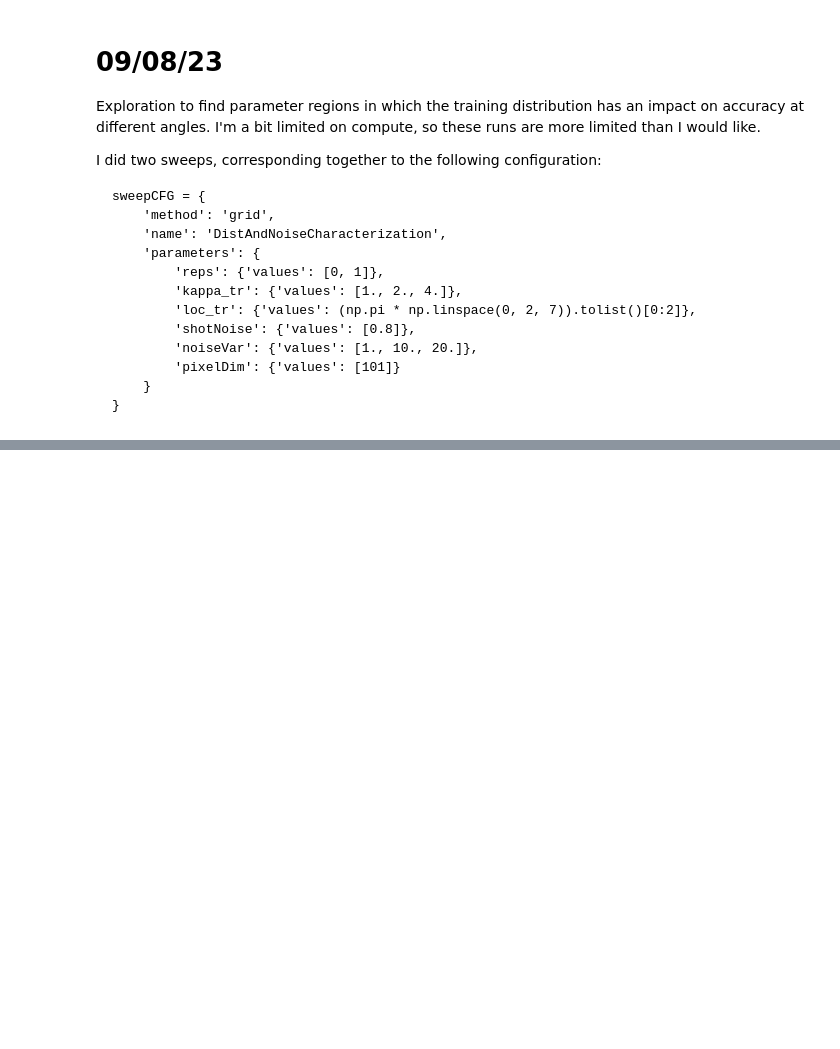
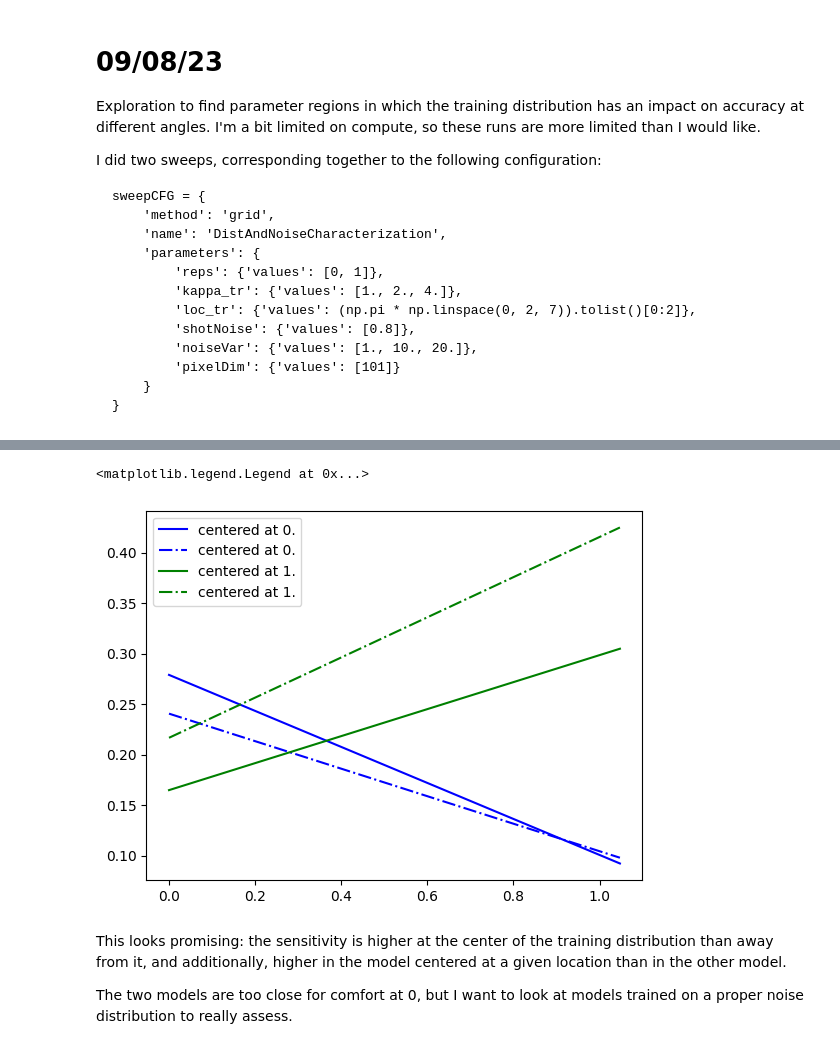
Before and after one commit to lrast/angleFinetuning, a Jupyter notebook: Experiments1-InitialResults.ipynb, the cells around one changed output, grey strips where cells are left out. Cells and saved outputs as stored; diff of their text form; code cells hidden in the pictures; blank space fills up the shorter version.

```diff
--- a/Experiments1-InitialResults.ipynb
+++ b/Experiments1-InitialResults.ipynb
@@ -255,0 +251,20 @@ dict_values([1, 0, 1, 101, 0, 0.8])
+# %%
+sen0_0 = [ sensitivityIndex( mu0Rep0, mus[0]).item(), sensitivityIndex( mu0Rep0, mus[1]).item() ]
+sen0_1 = [ sensitivityIndex( mu0Rep1, mus[0]).item(), sensitivityIndex( mu0Rep1, mus[1]).item() ]
+
+sen1_0 = [ sensitivityIndex( mu1Rep0, mus[0]).item(), sensitivityIndex( mu1Rep0, mus[1]).item() ]
+sen1_1 = [ sensitivityIndex( mu1Rep1, mus[0]).item(), sensitivityIndex( mu1Rep1, mus[1]).item() ]
+# %%
+plt.plot(mus, sen0_0, 'b', label='centered at 0.')
+plt.plot(mus, sen0_1, '-.b', label='centered at 0.')
+
+plt.plot(mus, sen1_0, 'g', label='centered at 1.')
+plt.plot(mus, sen1_1, '-.g', label='centered at 1.')
+plt.legend()
+# %% [output]
+<matplotlib.legend.Legend at 0x...>
+[figure, added]
+# %% [markdown]
+This looks promising: the sensitivity is higher at the center of the training distribution than away from it, and additionally, higher in the model centered at a given location than in the other model.
+
+The two models are too close for comfort at 0, but I want to look at models trained on a proper noise distribution to really assess.
```
Also changed, not shown: parts of 10 cells of this notebook, 3 other files.
